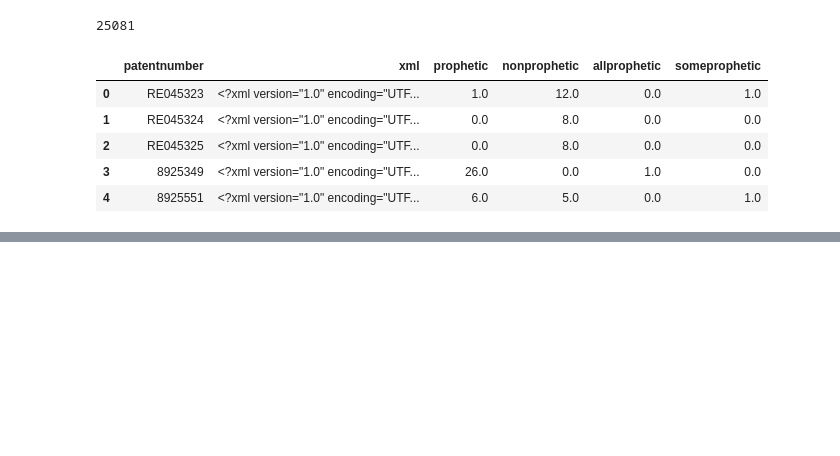
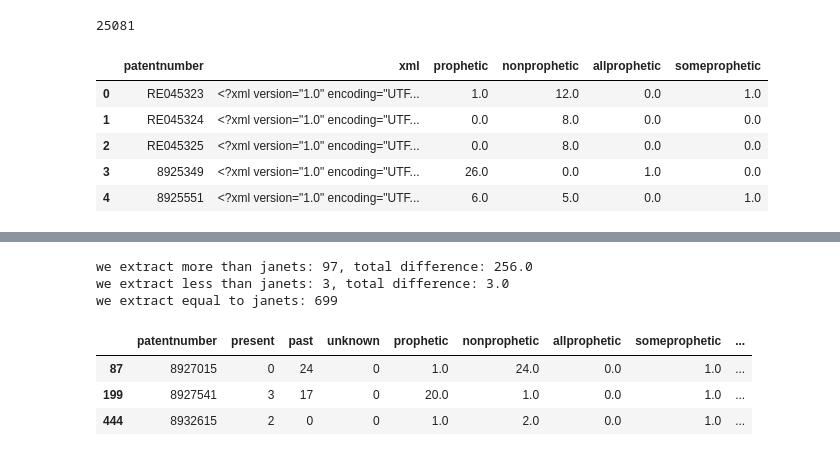
Before and after one commit to AmirMohammadiKarbalaei/prophetic_patents, a Jupyter notebook: notebooks/Algo_testing.ipynb, the cells around one changed output, grey strips where cells are left out. Drawn from its saved outputs; the diff is of its cells as text; code cells hidden in the pictures; blank space fills up the shorter version.

```diff
--- a/notebooks/Algo_testing.ipynb
+++ b/notebooks/Algo_testing.ipynb
@@ -271,0 +520,15 @@ Total of examples in freilich 11897.0,Total examples extracted 11359
+# %%
+print(f"we extract more than janets: {len(df_check[df_check.Total_Extracted > df_check.Total_Freilich])}, total difference: {df_check[df_check.Total_Extracted > df_check.Total_Freilich].Total_Extracted.sum() - df_check[df_check.Total_Extracted > df_check.Total_Freilich].Total_Freilich.sum()}")
+print(f"we extract less than janets: {len(df_check[df_check.Total_Extracted < df_check.Total_Freilich])}, total difference: {df_check[df_check.Total_Extracted < df_check.Total_Freilich].Total_Freilich.sum() - df_check[df_check.Total_Extracted < df_check.Total_Freilich].Total_Extracted.sum()}")
+print(f"we extract equal to janets: {len(df_check[df_check.Total_Extracted == df_check.Total_Freilich])}")
+# %% [output]
+we extract more than janets: 97, total difference: 256.0
+we extract less than janets: 3, total difference: 3.0
+we extract equal to janets: 699
+# %%
+df_check[df_check.Total_Extracted < df_check.Total_Freilich]
+# %% [output]
+|  | patentnumber | present | past | unknown | prophetic | nonprophetic | allprophetic | someprophetic | ... |
+| 87 | 8927015 | 0 | 24 | 0 | 1.0 | 24.0 | 0.0 | 1.0 | ... |
+| 199 | 8927541 | 3 | 17 | 0 | 20.0 | 1.0 | 0.0 | 1.0 | ... |
+| 444 | 8932615 | 2 | 0 | 0 | 1.0 | 2.0 | 0.0 | 1.0 | ... |
```
Also changed, not shown: parts of 23 cells of this notebook, 1 other file.
